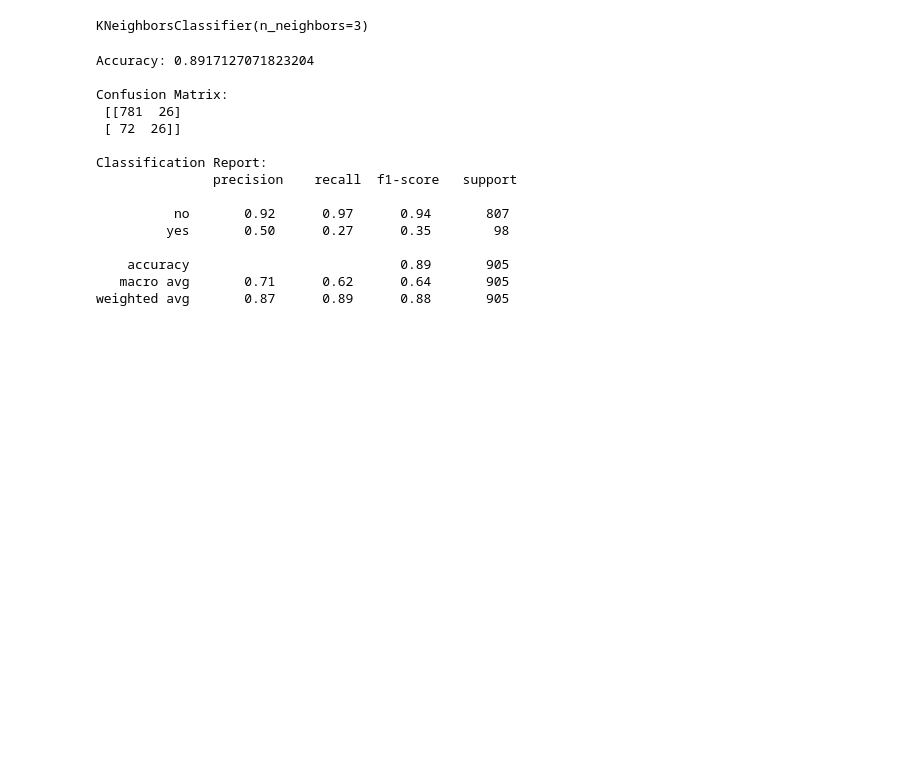
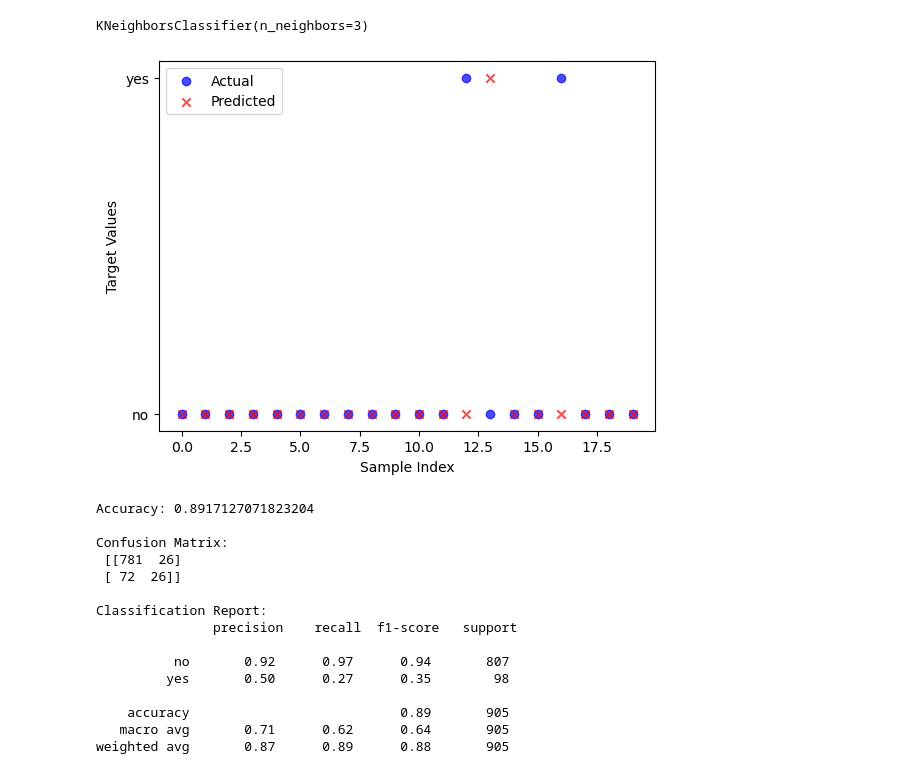
Before and after one commit to dark-byte/Credit_Scoring_KNN, a Jupyter notebook: main.ipynb, the cells around one changed output. Cells and saved outputs as stored; diff of their text form; code cells hidden in the pictures; blank space fills up the shorter version.

```diff
--- a/main.ipynb
+++ b/main.ipynb
@@ -125,3 +124,15 @@ y_pred = knn_model.predict(X_test_scaled)
+# %%
+# Evaluating the model
+y_pred = knn_model.predict(X_test_scaled)
+
+plt.scatter(range(20), y_test[:20], color='blue', label='Actual', marker='o', alpha=0.7)
+plt.scatter(range(20), y_pred[:20], color='red', label='Predicted', marker='x', alpha=0.7)
+plt.xlabel('Sample Index')
+plt.ylabel('Target Values')
+plt.legend()
+plt.show()
+# %% [output]
+[figure, added]
 # %%
 # Printing evaluation metrics
 print("Accuracy:", accuracy_score(y_test, y_pred))
```
Also changed, not shown: parts of 2 cells of this notebook.
